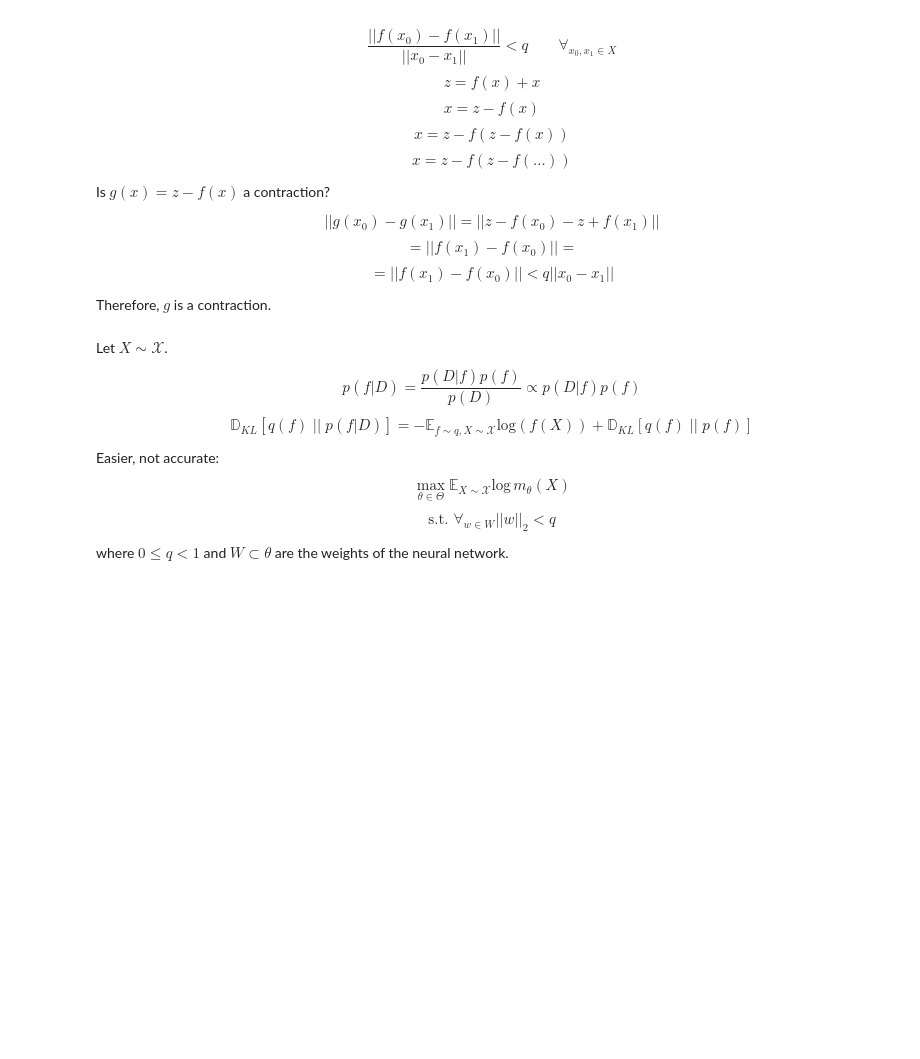
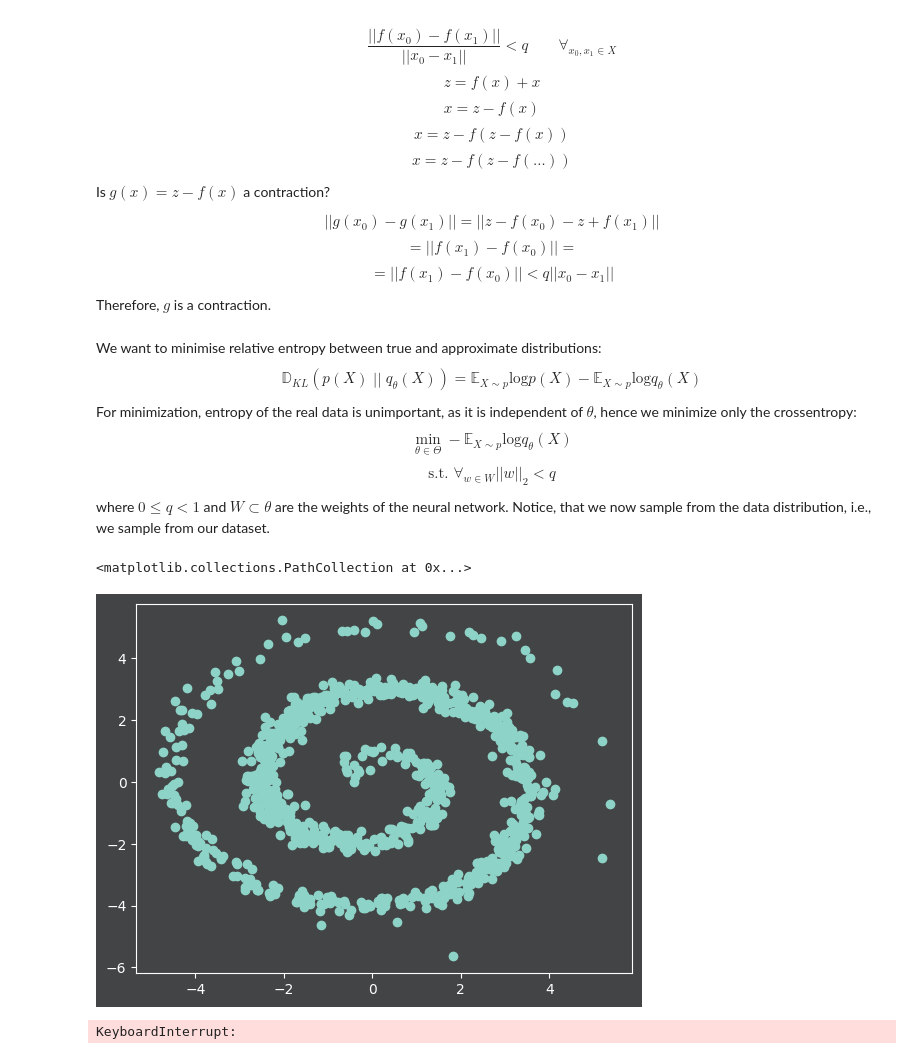
Before and after one commit to bogdankjastrzebski/BayesianDNNTrick, a Jupyter notebook: InvertibleNeuralNetworks.ipynb, the cells around one changed output. Drawn from its saved outputs; the diff is of its cells as text; code cells hidden in the pictures; blank space fills up the shorter version.

Commit message:
invertible neural networks

```diff
--- a/InvertibleNeuralNetworks.ipynb
+++ b/InvertibleNeuralNetworks.ipynb
@@ -4,8 +4,16 @@
 import jax
 import jax.numpy as np
 import jax.scipy as sp
+from jax import value_and_grad, grad, jit, vmap
+from jax.example_libraries import optimizers
 import numpy as onp
 import matplotlib.pyplot as plt
+from tqdm.notebook import tqdm, trange
+
+plt.style.use('dark_background')
+background_color = tuple(onp.array([66, 68, 69])/255)
+plt.rcParams['axes.facecolor'] = background_color
+plt.rcParams['figure.facecolor'] = background_color
 # %% [markdown]
 $$\frac{|| f(x_0) - f(x_1) ||}{||x_0 - x_1||} < q \qquad \forall_{x_0, x_1 \in X}$$
 $$ z = f(x) + x $$
@@ -21,11 +29,30 @@ $$ = || f(x_1) - f(x_0) || < q ||x_0 - x_1|| $$
 
 Therefore, $g$ is a contraction.
 # %% [markdown]
-Let $X \sim \mathcal{X}$.
-$$ p(f | D) = \frac{p(D | f)p(f)}{p(D)} \propto p(D | f)p(f) $$
+
+<!-- $$ p(f | D) = \frac{p(D | f)p(f)}{p(D)} \propto p(D | f)p(f) $$
 $$ \mathbb{D}_{KL}[q(f)\;||\;p(f | D)] = -\mathbb{E}_{f \sim q, X \sim \mathcal{X}}\text{log}(f(X)) + \mathbb{D}_{KL}[q(f) \;||\;p(f)]$$
 Easier, not accurate:
 $$ \max_{\theta \in \Theta} \mathbb{E}_{X\sim\mathcal{X}}\text{log}\,m_\theta(X) $$
 $$ \text{s.t. } \forall_{w \in W} ||w||_2 < q $$
-where $0 \leq q < 1$ and $W \subset \theta$ are the weights of the neural network.
+where $0 \leq q < 1$ and $W \subset \theta$ are the weights of the neural network. The problem is, that we need to sample from the approximate distribution, and we do not want that.
+ -->
+We want to minimise relative entropy between true and approximate distributions:
+$$ \mathbb{D}_{KL}(p(X) \;||\; q_\theta(X) ) = \mathbb{E}_{X \sim p}\text{log}p(X) - \mathbb{E}_{X \sim p}\text{log}q_\theta(X)$$
+For minimization, entropy of the real data is unimportant, as it is independent of $\theta$, hence we minimize only the crossentropy:
+$$ \min_{\theta \in \Theta}  - \mathbb{E}_{X \sim p}\text{log}q_\theta(X) $$
+$$ \text{s.t. } \forall_{w \in W} ||w||_2 < q $$
+where $0 \leq q < 1$ and $W \subset \theta$ are the weights of the neural network. Notice, that we now sample from the data distribution, i.e., we sample from our dataset.
+# %%
+def sample_data(key, n, s=0.0):
+    R = jax.random.normal(key, shape=(n, 3))
+    return (R[:, 0].reshape(-1,1) + 3) * np.c_[np.sin(3*R[:,0]), np.cos(3*R[:,0])] + s*R[:, 1:]
+# %%
+key = jax.random.PRNGKey(1022023)
+X = sample_data(key, 1000, 0.2)
+# %%
+plt.scatter(X[:,0], X[:,1])
+# %% [output]
+<matplotlib.collections.PathCollection at 0x...>
+[figure, added]
 # %%
@@ -60,0 +119,16 @@ def loss(model):
+# %%
+key = jax.random.PRNGKey(1022023)
+EPOCHS = 1000
+batch_size = 100
+
+for epoch in (pbar := trange(EPOCHS)):
+
+    key, subkey = jax.random.split(key)
+    X = sample_data(key, batch_size, 0.2)
+    value, grads = jax.value_and_grad(lambda params: loss(params, X))(get_params(opt_state))
+    opt_state = opt_update(epoch, grads, opt_state)
+
+    losses.append(value)
+    pbar.set_description(f"{value:0.03f}")
+# %% [output]
+KeyboardInterrupt:
```
Also changed, not shown: parts of 3 cells of this notebook.
